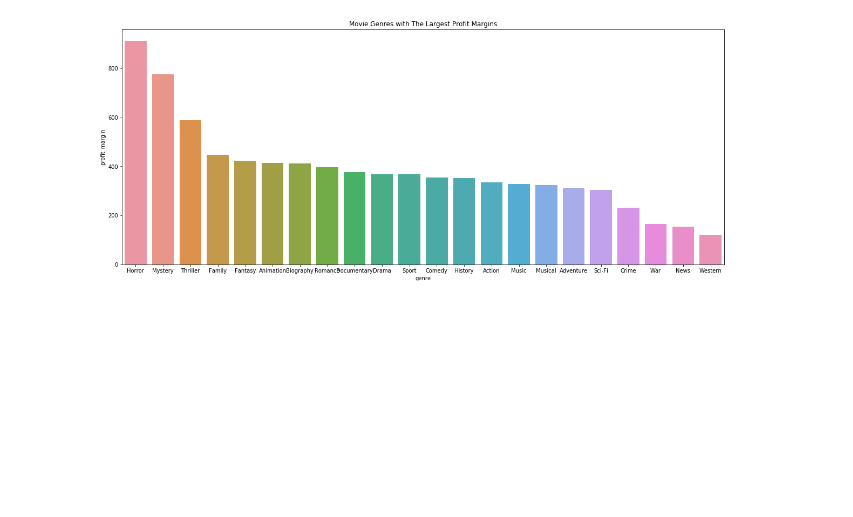
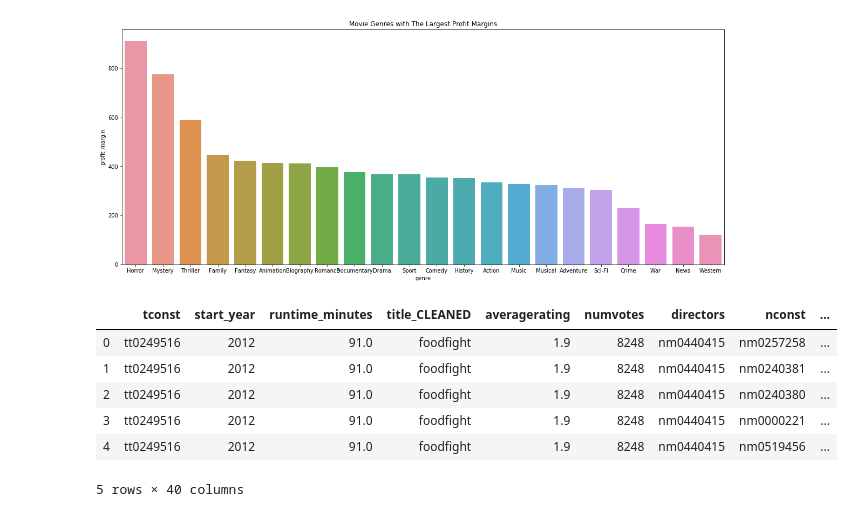
Before and after one commit to jfleury12/movie-collaboration, a Jupyter notebook: mod_1_project_EDA_fleury_2.ipynb, the cells around one changed output. Drawn from its saved outputs; the diff is of its cells as text; code cells hidden in the pictures; blank space fills up the shorter version.

```diff
--- a/mod_1_project_EDA_fleury_2.ipynb
+++ b/mod_1_project_EDA_fleury_2.ipynb
@@ -619,3 +619,12 @@ print(df_final.groupby(_).sum()[['profit_margin']])
 Drama
 False   6.021901e+06
 True    4.837052e+06
+# %%
+ultimate_features = ['tconst',  'start_year', 'runtime_minutes', 'title_CLEANED', 'averagerating',
+                     'numvotes', 'directors', 'nconst', 'category', 'release_date', 'domestic_gross',
+                     'production_budget','worldwide_gross', 'primary_name', 'genres_CLEANED', 'Action', 'Animation',
+                     'Comedy', 'Romance', 'Drama', 'Thriller', 'Western', 'Crime', 'Mystery', 'Sci-Fi', 'Fantasy',
+                     'Horror', 'Adventure', 'Music', 'Biography', 'Sport', 'Family', 'War', 'History', 'Musical',
+                     'Documentary', 'News', 'profit_margin', 'production_budget_CLEANED', 'worldwide_gross_CLEANED']
+df_ultimate = df_final[ultimate_features]
+df_ultimate.info()
@@ -655,3 +705,13 @@ sns.barplot(x='genre', y='profit_margin', data=pf_df_sorted).set_title('Movie Ge
 # %% [output]
 Text(0.5, 1.0, 'Movie Genres with The Largest Profit Margins')
 [figure]
+# %%
+df_ultimate.head()
+# %% [output]
+|  | tconst | start_year | runtime_minutes | title_CLEANED | averagerating | numvotes | directors | nconst | ... |
+| 0 | tt0249516 | 2012 | 91.0 | foodfight | 1.9 | 8248 | nm0440415 | nm0257258 | ... |
+| 1 | tt0249516 | 2012 | 91.0 | foodfight | 1.9 | 8248 | nm0440415 | nm0240381 | ... |
+| 2 | tt0249516 | 2012 | 91.0 | foodfight | 1.9 | 8248 | nm0440415 | nm0240380 | ... |
+| 3 | tt0249516 | 2012 | 91.0 | foodfight | 1.9 | 8248 | nm0440415 | nm0000221 | ... |
+| 4 | tt0249516 | 2012 | 91.0 | foodfight | 1.9 | 8248 | nm0440415 | nm0519456 | ... |
+5 rows × 40 columns
```
Also changed, not shown: parts of 6 cells of this notebook.
